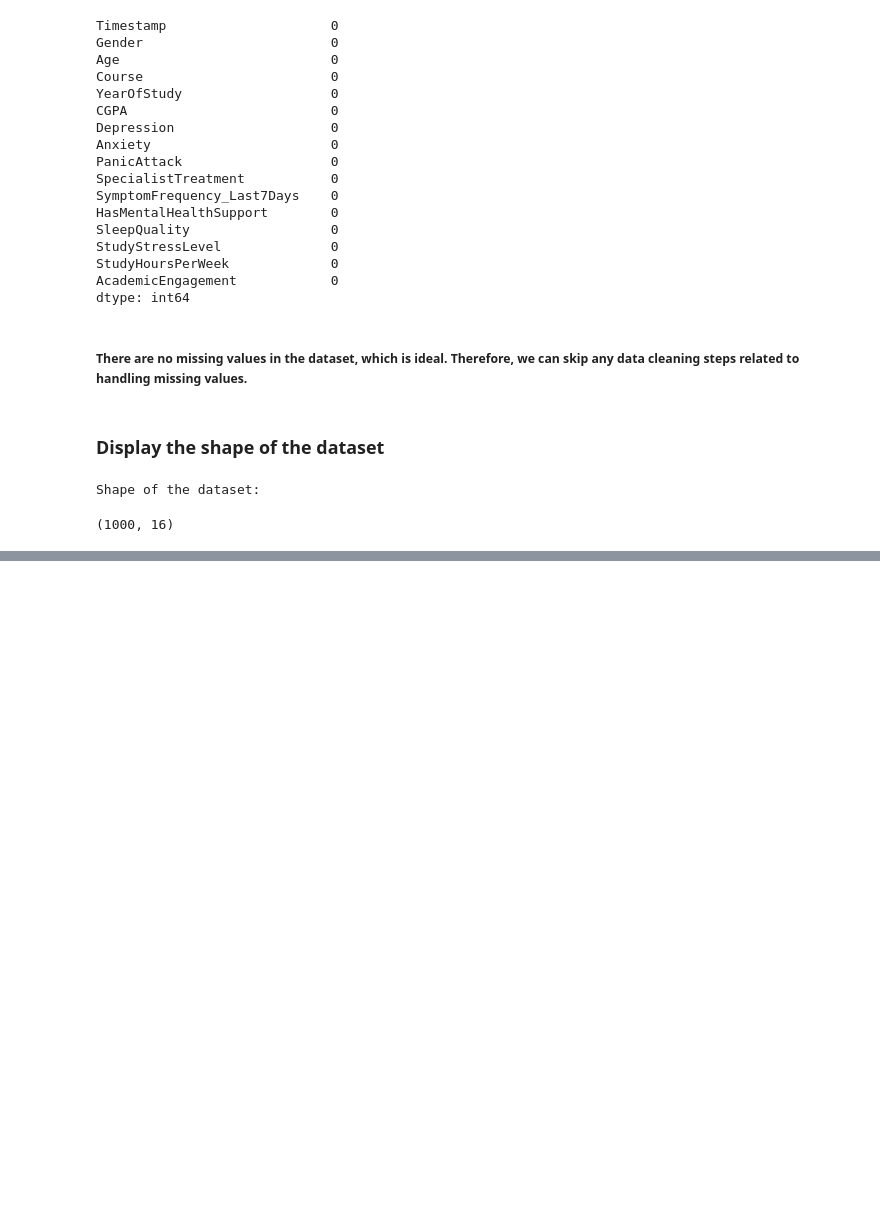
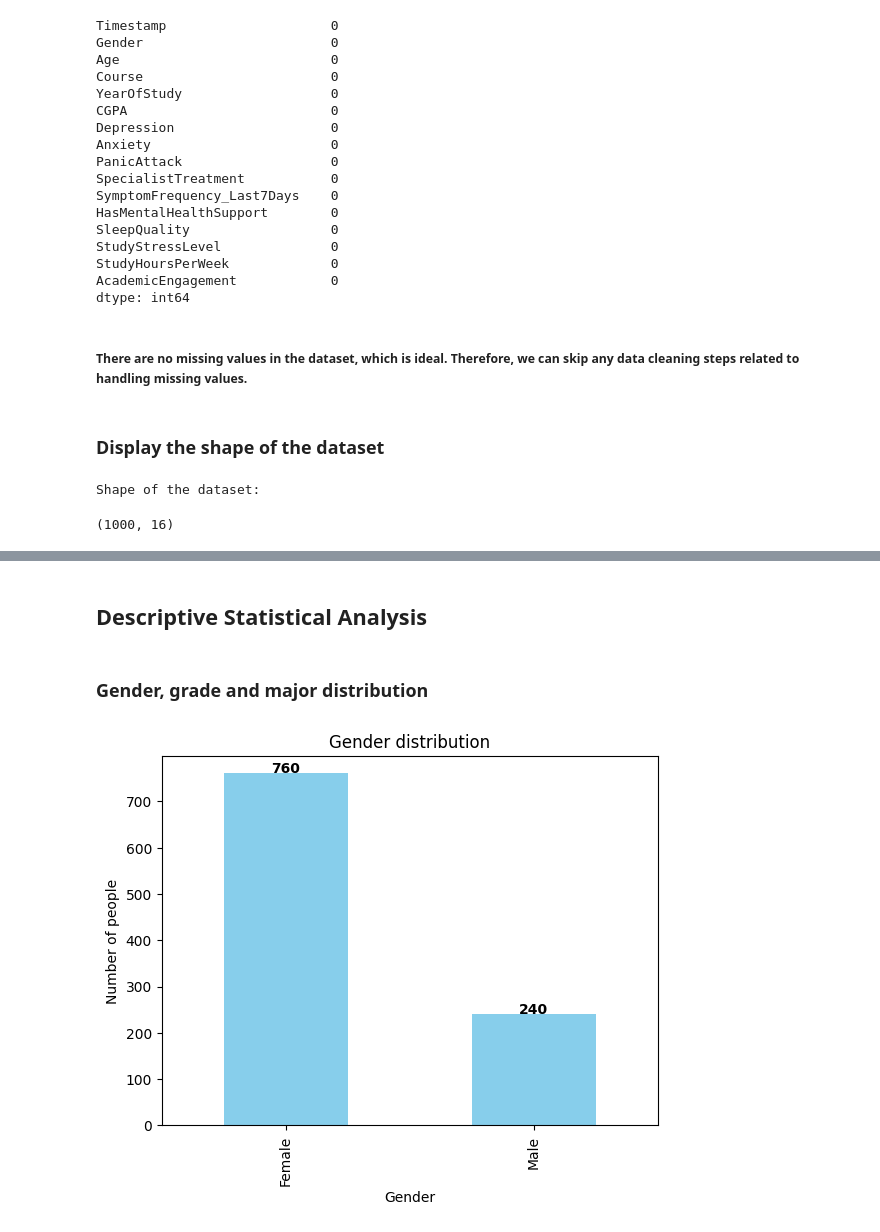
Before and after one commit to Sham17834/data_analyst_portfolio, a Jupyter notebook: University_Students’_Mental_Health.ipynb, the cells around one changed output, grey strips where cells are left out. Cells and saved outputs as stored; diff of their text form; code cells hidden in the pictures; blank space fills up the shorter version.

```diff
--- a/University_Students’_Mental_Health.ipynb
+++ b/University_Students’_Mental_Health.ipynb
@@ -138,0 +143,2 @@ Shape of the dataset:
+# %%
+df['YearOfStudy'] = df['YearOfStudy'].str.strip().str.title()
@@ -138,0 +167,16 @@ Shape of the dataset:
+# %% [markdown]
+## Descriptive Statistical Analysis
+# %% [markdown]
+### Gender, grade and major distribution
+# %%
+gender_counts = df['Gender'].value_counts()
+ax = gender_counts.plot(kind='bar', title='Gender distribution', color='skyblue')
+plt.ylabel('Number of people')
+
+# Adding value labels on top of the bars
+for i, v in enumerate(gender_counts):
+    ax.text(i, v + 1, str(v), ha='center', fontweight='bold')
+
+plt.show()
+# %% [output]
+[figure, added]
```
Also changed, not shown: parts of 18 cells of this notebook.
